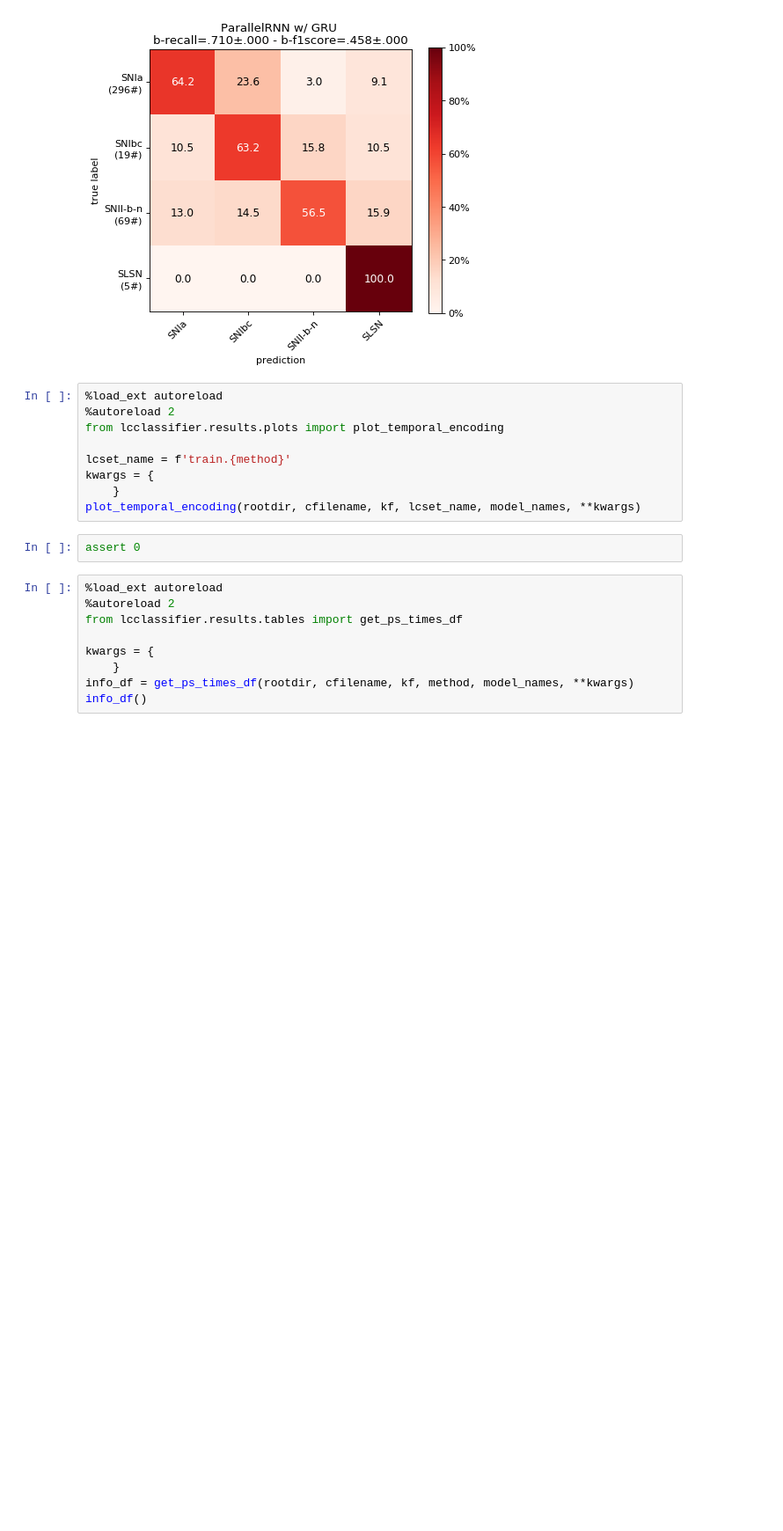
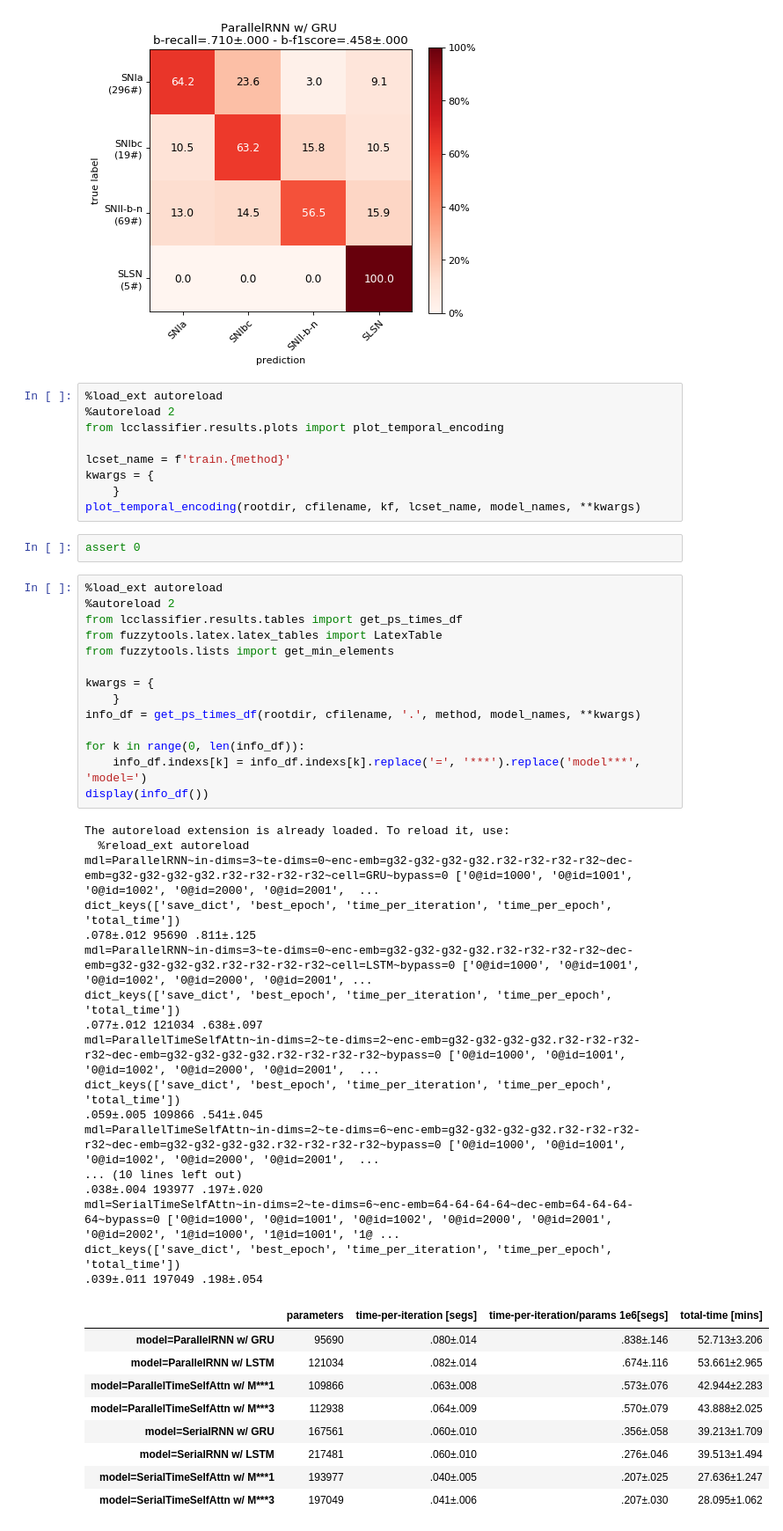
Before and after one commit to opimentel-github/astro-lightcurves-classifier, a Jupyter notebook: experiments/metrics_results.ipynb, the cells around one changed output. Shown at 88% size. Saved outputs shown, nothing was run; the diff lists cells and outputs as text; blank space fills up the shorter version.

```diff
--- a/experiments/metrics_results.ipynb
+++ b/experiments/metrics_results.ipynb
@@ -173,9 +175,41 @@ assert 0
 # %%
 %load_ext autoreload
 %autoreload 2
 from lcclassifier.results.tables import get_ps_times_df
+from fuzzytools.latex.latex_tables import LatexTable
+from fuzzytools.lists import get_min_elements
 
 kwargs = {
     }
-info_df = get_ps_times_df(rootdir, cfilename, kf, method, model_names, **kwargs)
-info_df()
+info_df = get_ps_times_df(rootdir, cfilename, '.', method, model_names, **kwargs)
+
+for k in range(0, len(info_df)):
+    info_df.indexs[k] = info_df.indexs[k].replace('=', '***').replace('model***', 'model=')
+display(info_df())
+# %% [output]
+The autoreload extension is already loaded. To reload it, use:
+  %reload_ext autoreload
+mdl=ParallelRNN~in-dims=3~te-dims=0~enc-emb=g32-g32-g32-g32.r32-r32-r32-r32~dec-emb=g32-g32-g32-g32.r32-r32-r32-r32~cell=GRU~bypass=0 ['0@id=1000', '0@id=1001', '0@id=1002', '0@id=2000', '0@id=2001',  ...
+dict_keys(['save_dict', 'best_epoch', 'time_per_iteration', 'time_per_epoch', 'total_time'])
+.078±.012 95690 .811±.125
+mdl=ParallelRNN~in-dims=3~te-dims=0~enc-emb=g32-g32-g32-g32.r32-r32-r32-r32~dec-emb=g32-g32-g32-g32.r32-r32-r32-r32~cell=LSTM~bypass=0 ['0@id=1000', '0@id=1001', '0@id=1002', '0@id=2000', '0@id=2001', ...
+dict_keys(['save_dict', 'best_epoch', 'time_per_iteration', 'time_per_epoch', 'total_time'])
+.077±.012 121034 .638±.097
+mdl=ParallelTimeSelfAttn~in-dims=2~te-dims=2~enc-emb=g32-g32-g32-g32.r32-r32-r32-r32~dec-emb=g32-g32-g32-g32.r32-r32-r32-r32~bypass=0 ['0@id=1000', '0@id=1001', '0@id=1002', '0@id=2000', '0@id=2001',  ...
+dict_keys(['save_dict', 'best_epoch', 'time_per_iteration', 'time_per_epoch', 'total_time'])
+.059±.005 109866 .541±.045
+mdl=ParallelTimeSelfAttn~in-dims=2~te-dims=6~enc-emb=g32-g32-g32-g32.r32-r32-r32-r32~dec-emb=g32-g32-g32-g32.r32-r32-r32-r32~bypass=0 ['0@id=1000', '0@id=1001', '0@id=1002', '0@id=2000', '0@id=2001',  ...
+... (10 lines left out)
+.038±.004 193977 .197±.020
+mdl=SerialTimeSelfAttn~in-dims=2~te-dims=6~enc-emb=64-64-64-64~dec-emb=64-64-64-64~bypass=0 ['0@id=1000', '0@id=1001', '0@id=1002', '0@id=2000', '0@id=2001', '0@id=2002', '1@id=1000', '1@id=1001', '1@ ...
+dict_keys(['save_dict', 'best_epoch', 'time_per_iteration', 'time_per_epoch', 'total_time'])
+.039±.011 197049 .198±.054
+|  | parameters | time-per-iteration [segs] | time-per-iteration/params 1e6[segs] | total-time [mins] |
+| model=ParallelRNN w/ GRU | 95690 | .080±.014 | .838±.146 | 52.713±3.206 |
+| model=ParallelRNN w/ LSTM | 121034 | .082±.014 | .674±.116 | 53.661±2.965 |
+| model=ParallelTimeSelfAttn w/ M***1 | 109866 | .063±.008 | .573±.076 | 42.944±2.283 |
+| model=ParallelTimeSelfAttn w/ M***3 | 112938 | .064±.009 | .570±.079 | 43.888±2.025 |
+| model=SerialRNN w/ GRU | 167561 | .060±.010 | .356±.058 | 39.213±1.709 |
+| model=SerialRNN w/ LSTM | 217481 | .060±.010 | .276±.046 | 39.513±1.494 |
+| model=SerialTimeSelfAttn w/ M***1 | 193977 | .040±.005 | .207±.025 | 27.636±1.247 |
+| model=SerialTimeSelfAttn w/ M***3 | 197049 | .041±.006 | .207±.030 | 28.095±1.062 |
```
Also changed, not shown: parts of 4 cells of this notebook, 6 other files.
